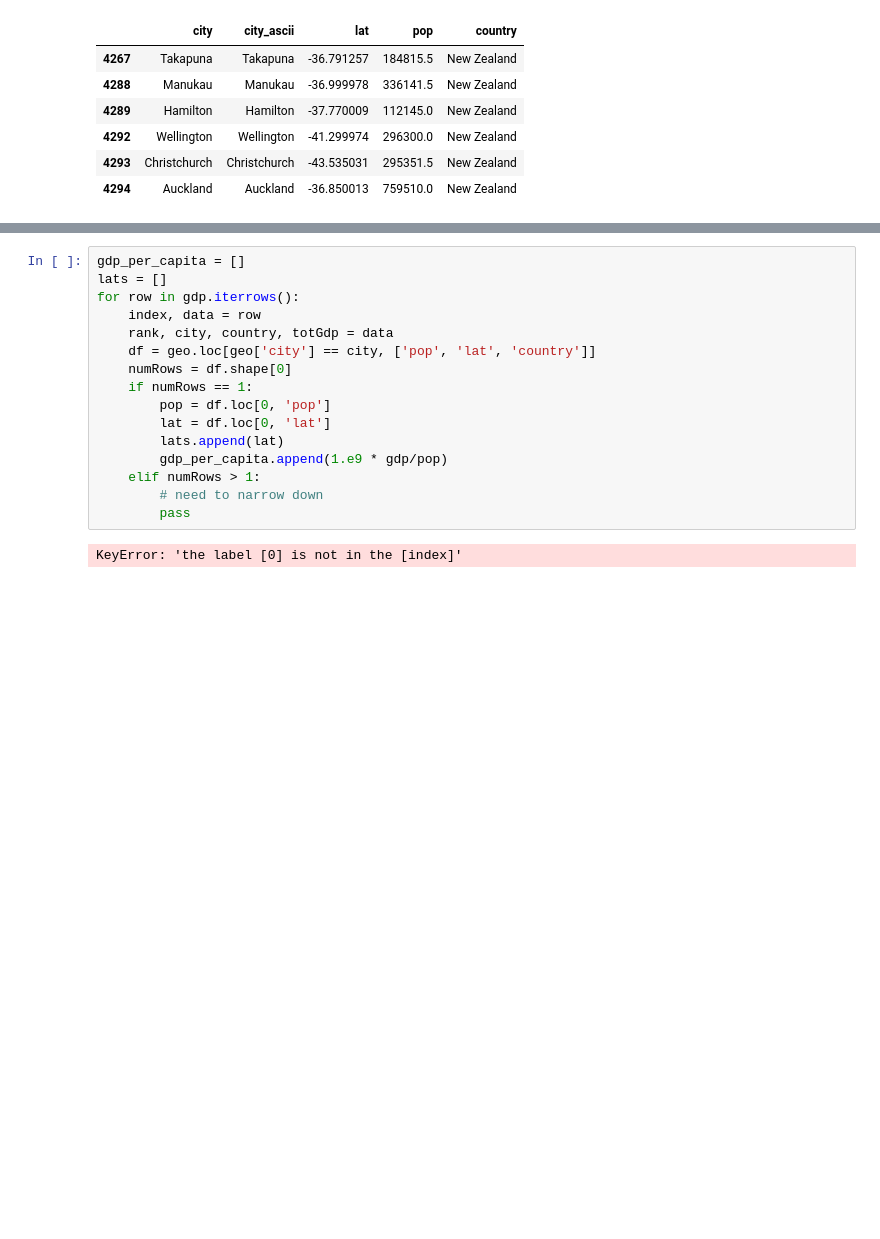
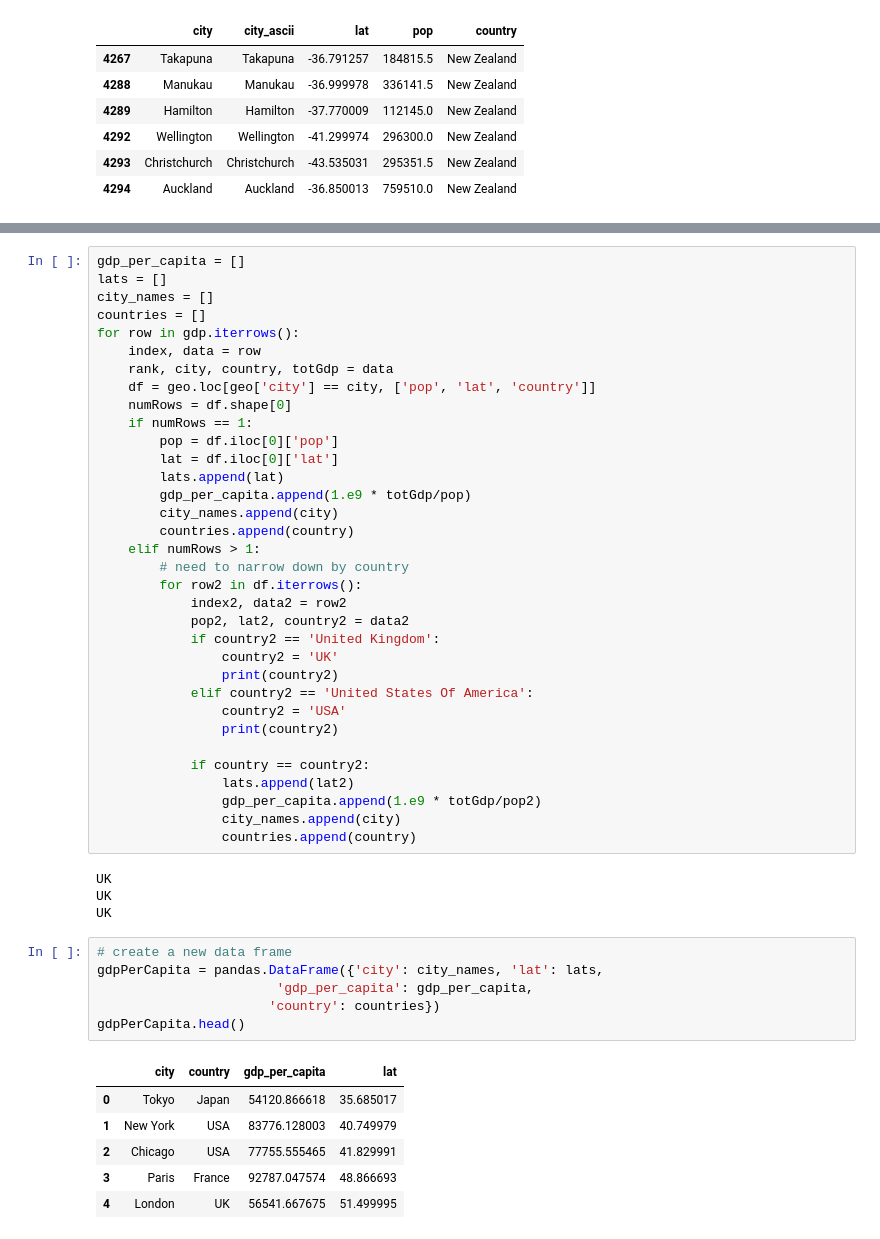
Before and after one commit to pletzer/jupyterMoons, a Jupyter notebook: SWC-NIWA-15Nov2016.ipynb, the cells around one changed output, grey strips where cells are left out. Drawn from its saved outputs; the diff is of its cells as text; blank space fills up the shorter version.

```diff
--- a/SWC-NIWA-15Nov2016.ipynb
+++ b/SWC-NIWA-15Nov2016.ipynb
@@ -153,18 +156,51 @@ geo.loc[(geo['city']=='London') & (geo['country'] == 'United Kingdom'), 'pop']
 # %%
 gdp_per_capita = []
 lats = []
+city_names = []
+countries = []
 for row in gdp.iterrows():
     index, data = row
     rank, city, country, totGdp = data
     df = geo.loc[geo['city'] == city, ['pop', 'lat', 'country']]
     numRows = df.shape[0]
     if numRows == 1:
-        pop = df.loc[0, 'pop']
-        lat = df.loc[0, 'lat']
+        pop = df.iloc[0]['pop']
+        lat = df.iloc[0]['lat']
         lats.append(lat)
-        gdp_per_capita.append(1.e9 * gdp/pop)
+        gdp_per_capita.append(1.e9 * totGdp/pop)
+        city_names.append(city)
+        countries.append(country)
     elif numRows > 1:
-        # need to narrow down
-        pass
+        # need to narrow down by country
+        for row2 in df.iterrows():
+            index2, data2 = row2
+            pop2, lat2, country2 = data2
+            if country2 == 'United Kingdom':
+                country2 = 'UK'
+                print(country2)
+            elif country2 == 'United States Of America':
+                country2 = 'USA'
+                print(country2)
+
+            if country == country2:
+                lats.append(lat2)
+                gdp_per_capita.append(1.e9 * totGdp/pop2)
+                city_names.append(city)
+                countries.append(country)
 # %% [output]
-KeyError: 'the label [0] is not in the [index]'
+UK
+UK
+UK
+# %%
+# create a new data frame
+gdpPerCapita = pandas.DataFrame({'city': city_names, 'lat': lats,
+                       'gdp_per_capita': gdp_per_capita,
+                      'country': countries})
+gdpPerCapita.head()
+# %% [output]
+|  | city | country | gdp_per_capita | lat |
+| 0 | Tokyo | Japan | 54120.866618 | 35.685017 |
+| 1 | New York | USA | 83776.128003 | 40.749979 |
+| 2 | Chicago | USA | 77755.555465 | 41.829991 |
+| 3 | Paris | France | 92787.047574 | 48.866693 |
+| 4 | London | UK | 56541.667675 | 51.499995 |
```
Also changed, not shown: parts of 2 cells of this notebook, 1 other file.
